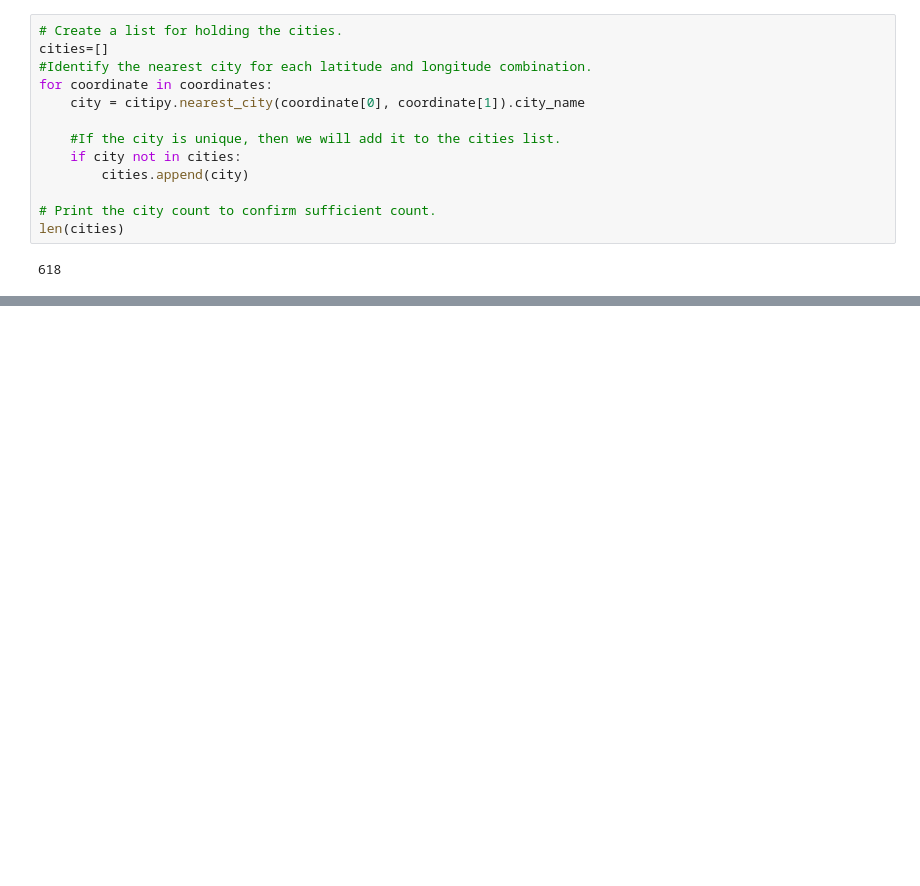
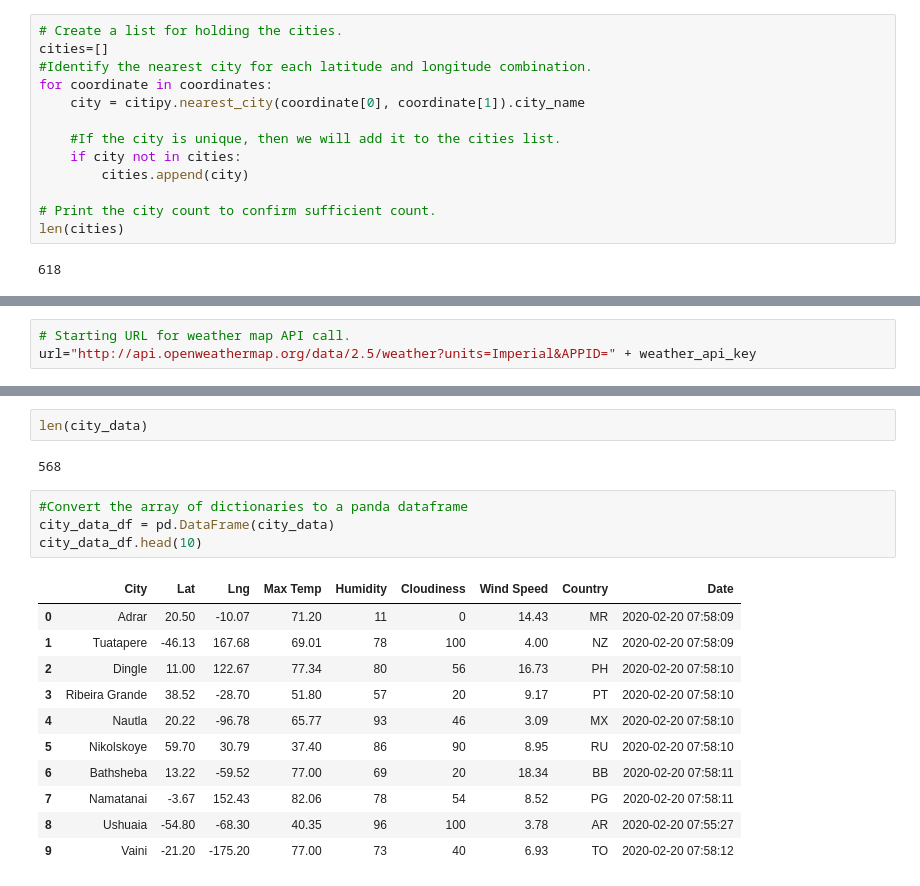
Before and after one commit to ArchanaRohilla/World_Weather_Analysis, a Jupyter notebook: WeatherPy.ipynb, the cells around one changed output, grey strips where cells are left out. Saved outputs shown, nothing was run; the diff lists cells and outputs as text; blank space fills up the shorter version.

Commit message:
Adding modified WeatherPy and .gitignore files

```diff
--- a/WeatherPy.ipynb
+++ b/WeatherPy.ipynb
@@ -34,0 +41,3 @@ len(cities)
+# %%
+# Starting URL for weather map API call.
+url="http://api.openweathermap.org/data/2.5/weather?units=Imperial&APPID=" + weather_api_key
@@ -34,0 +128,20 @@ len(cities)
+# %%
+len(city_data)
+# %% [output]
+568
+# %%
+#Convert the array of dictionaries to a panda dataframe
+city_data_df = pd.DataFrame(city_data)
+city_data_df.head(10)
+# %% [output]
+|  | City | Lat | Lng | Max Temp | Humidity | Cloudiness | Wind Speed | Country | Date |
+| 0 | Adrar | 20.50 | -10.07 | 71.20 | 11 | 0 | 14.43 | MR | 2020-02-20 07:58:09 |
+| 1 | Tuatapere | -46.13 | 167.68 | 69.01 | 78 | 100 | 4.00 | NZ | 2020-02-20 07:58:09 |
+| 2 | Dingle | 11.00 | 122.67 | 77.34 | 80 | 56 | 16.73 | PH | 2020-02-20 07:58:10 |
+| 3 | Ribeira Grande | 38.52 | -28.70 | 51.80 | 57 | 20 | 9.17 | PT | 2020-02-20 07:58:10 |
+| 4 | Nautla | 20.22 | -96.78 | 65.77 | 93 | 46 | 3.09 | MX | 2020-02-20 07:58:10 |
+| 5 | Nikolskoye | 59.70 | 30.79 | 37.40 | 86 | 90 | 8.95 | RU | 2020-02-20 07:58:10 |
+| 6 | Bathsheba | 13.22 | -59.52 | 77.00 | 69 | 20 | 18.34 | BB | 2020-02-20 07:58:11 |
+| 7 | Namatanai | -3.67 | 152.43 | 82.06 | 78 | 54 | 8.52 | PG | 2020-02-20 07:58:11 |
+| 8 | Ushuaia | -54.80 | -68.30 | 40.35 | 96 | 100 | 3.78 | AR | 2020-02-20 07:55:27 |
+| 9 | Vaini | -21.20 | -175.20 | 77.00 | 73 | 40 | 6.93 | TO | 2020-02-20 07:58:12 |
```
Also changed, not shown: parts of 5 cells of this notebook, 2 other files.
